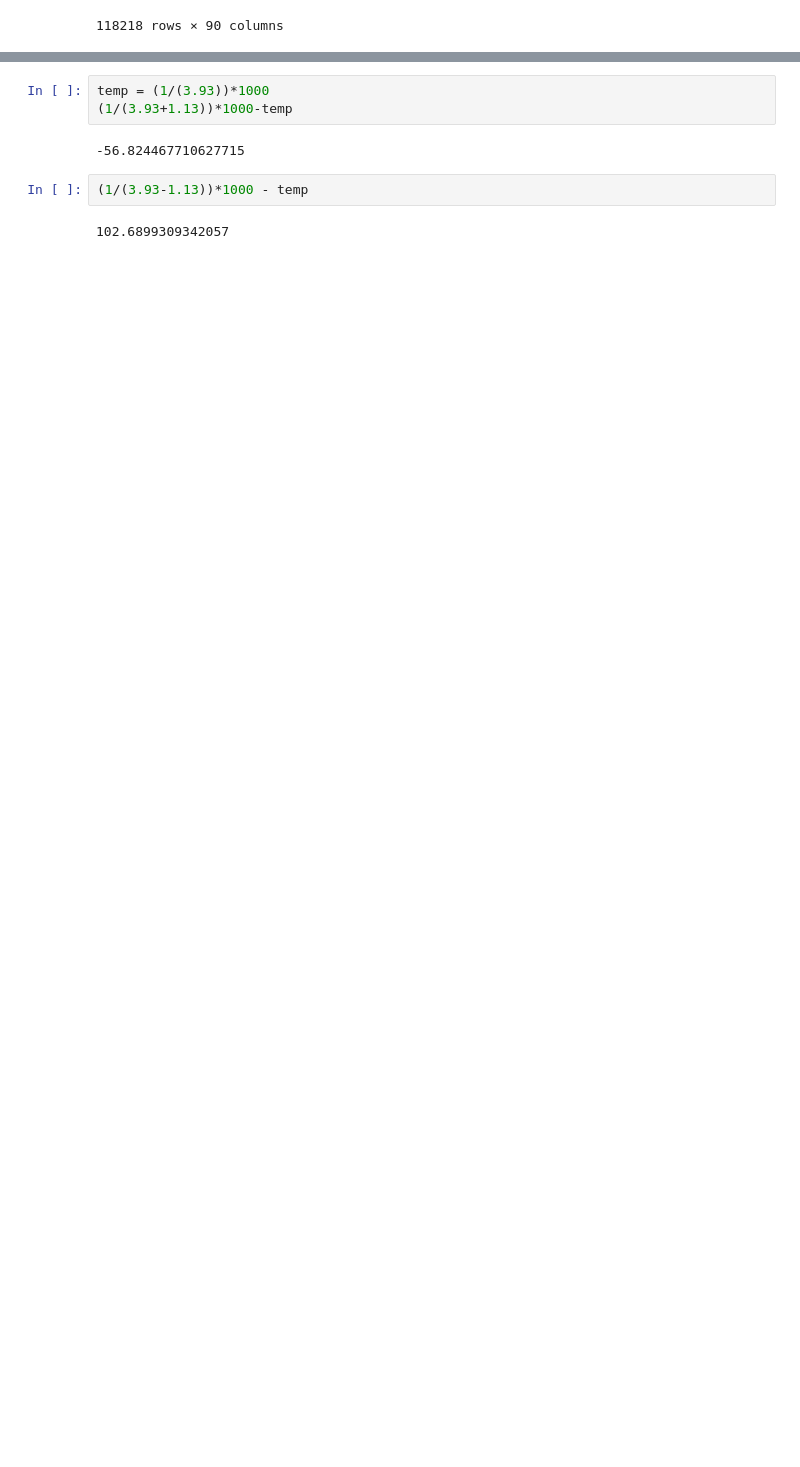
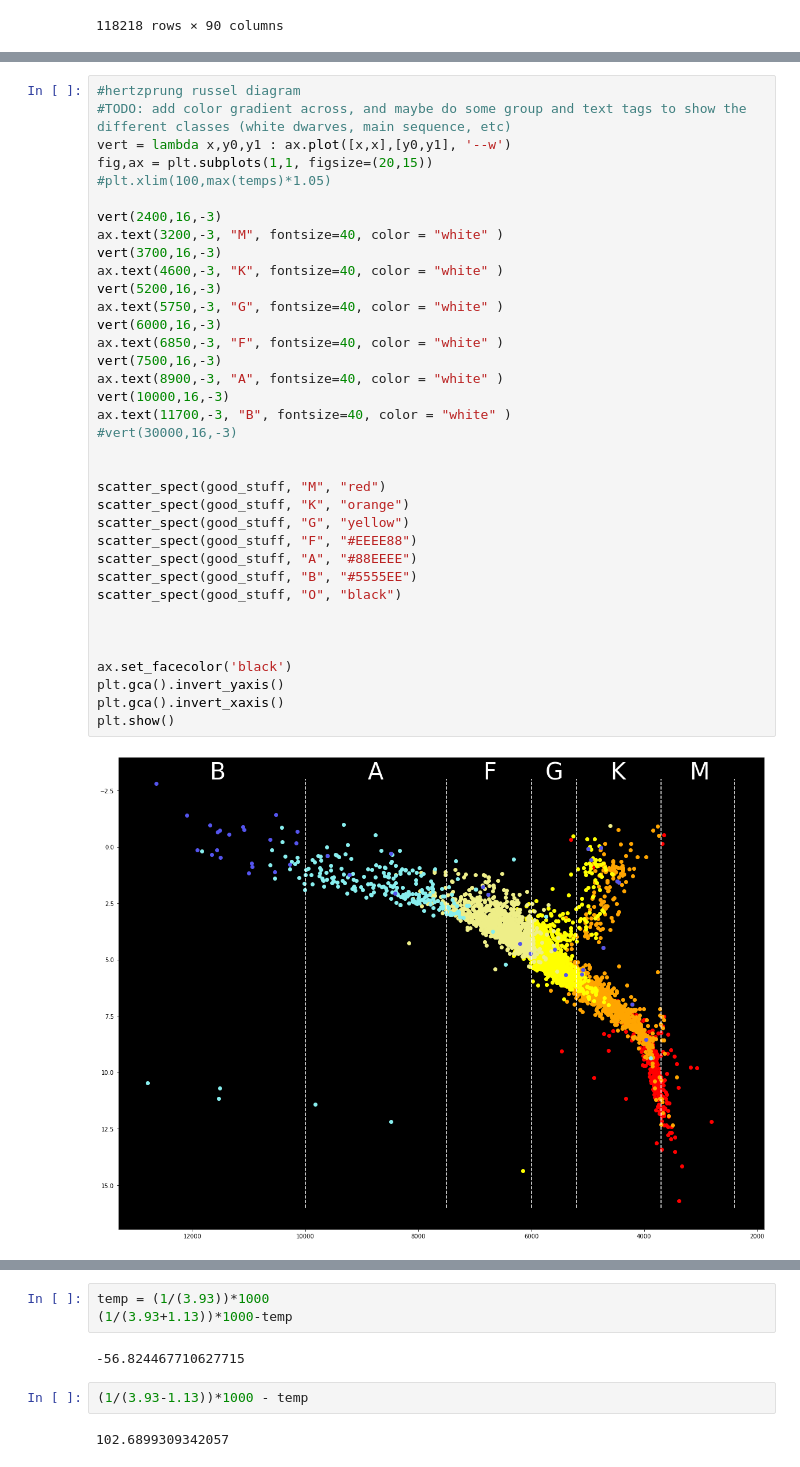
Before and after one commit to Hillcrest-R-D/AstroWorks, a Jupyter notebook: HIP_Stats.ipynb, the cells around one changed output, grey strips where cells are left out. Cells and saved outputs as stored; diff of their text form; blank space fills up the shorter version.

```diff
--- a/HIP_Stats.ipynb
+++ b/HIP_Stats.ipynb
@@ -81,0 +119,38 @@ data[(data["Dist"]+data["e_Dist_neg"] < 50.0)][["HIP","Dist", "e_Dist_neg"]].sor
+# %%
+#hertzprung russel diagram
+#TODO: add color gradient across, and maybe do some group and text tags to show the different classes (white dwarves, main sequence, etc)
+vert = lambda x,y0,y1 : ax.plot([x,x],[y0,y1], '--w')
+fig,ax = plt.subplots(1,1, figsize=(20,15))
+#plt.xlim(100,max(temps)*1.05)
+
+vert(2400,16,-3)
+ax.text(3200,-3, "M", fontsize=40, color = "white" )
+vert(3700,16,-3)
+ax.text(4600,-3, "K", fontsize=40, color = "white" )
+vert(5200,16,-3)
+ax.text(5750,-3, "G", fontsize=40, color = "white" )
+vert(6000,16,-3)
+ax.text(6850,-3, "F", fontsize=40, color = "white" )
+vert(7500,16,-3)
+ax.text(8900,-3, "A", fontsize=40, color = "white" )
+vert(10000,16,-3)
+ax.text(11700,-3, "B", fontsize=40, color = "white" )
+#vert(30000,16,-3)
+
+
+scatter_spect(good_stuff, "M", "red")
+scatter_spect(good_stuff, "K", "orange")
+scatter_spect(good_stuff, "G", "yellow")
+scatter_spect(good_stuff, "F", "#EEEE88")
+scatter_spect(good_stuff, "A", "#88EEEE")
+scatter_spect(good_stuff, "B", "#5555EE")
+scatter_spect(good_stuff, "O", "black")
+
+
+
+ax.set_facecolor('black')
+plt.gca().invert_yaxis()
+plt.gca().invert_xaxis()
+plt.show()
+# %% [output]
+[figure, added]
```
Also changed, not shown: parts of 23 cells of this notebook.
